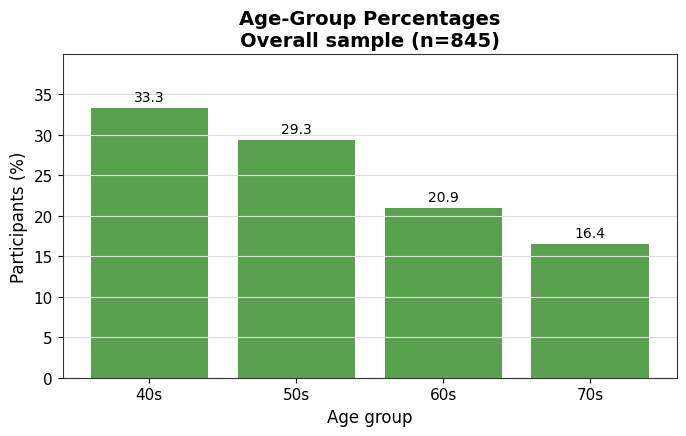
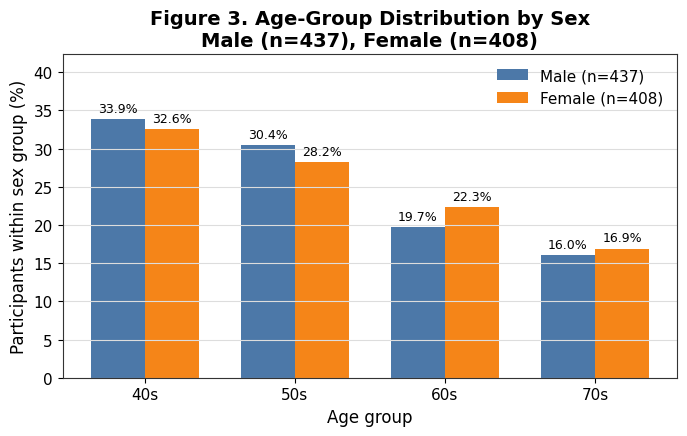
The notebook cell's code change between the first figure and the second:
--- before
+++ after
@@ -1,18 +1,35 @@
-age_group_percentages = (
-    analysis_data["age_group_label"]
-    .dropna()
-    .value_counts(normalize=True)
-    .reindex(["40s", "50s", "60s", "70s"])
-    .mul(100)
+age_group_order = ["40s", "50s", "60s", "70s"]
+age_by_sex_counts = (
+    analysis_data.dropna(subset=[GROUP_VARIABLE, "age_group_label"])
+    .groupby([GROUP_VARIABLE, "age_group_label"])
+    .size()
+    .unstack(GROUP_VARIABLE)
+    .reindex(index=age_group_order, columns=sex_order)
+    .fillna(0)
 )
+age_by_sex_percentages = age_by_sex_counts.div(age_by_sex_counts.sum(axis=0), axis=1).mul(100)
+age_group_positions = np.arange(len(age_group_order))
+bar_width = 0.36
 
 fig, ax = plt.subplots(figsize=(7, 4.5))
-bars = ax.bar(age_group_percentages.index, age_group_percentages.values, color="#59A14F")
-ax.set_title(f"Age-Group Percentages\nOverall sample (n={len(analysis_data):,})")
+for offset_index, sex in enumerate(sex_order):
+    offset = (offset_index - 0.5) * bar_width
+    bars = ax.bar(
+        age_group_positions + offset,
+        age_by_sex_percentages[sex],
+        width=bar_width,
+        label=f"{sex} (n={group_sample_sizes.loc[sex]:,})",
+        color=sex_colors[offset_index],
+    )
+    ax.bar_label(bars, labels=[f"{value:.1f}%" for value in age_by_sex_percentages[sex]], padding=3, fontsize=9)
+
+ax.set_title("Figure 3. Age-Group Distribution by Sex\n" + group_sample_size_label)
 ax.set_xlabel("Age group")
-ax.set_ylabel("Participants (%)")
-ax.set_ylim(0, max(age_group_percentages.max() * 1.2, 10))
+ax.set_ylabel("Participants within sex group (%)")
+ax.set_xticks(age_group_positions)
+ax.set_xticklabels(age_group_order)
+ax.set_ylim(0, max(age_by_sex_percentages.max().max() * 1.25, 10))
 ax.grid(axis="y", color="#DDDDDD", linewidth=0.8)
-ax.bar_label(bars, fmt="%.1f", padding=3, fontsize=10)
+ax.legend(frameon=False)
 fig.tight_layout()
 save_figure(fig, "fig3_age_group_percentages.png")

Commit: Revise age-group figure by sex